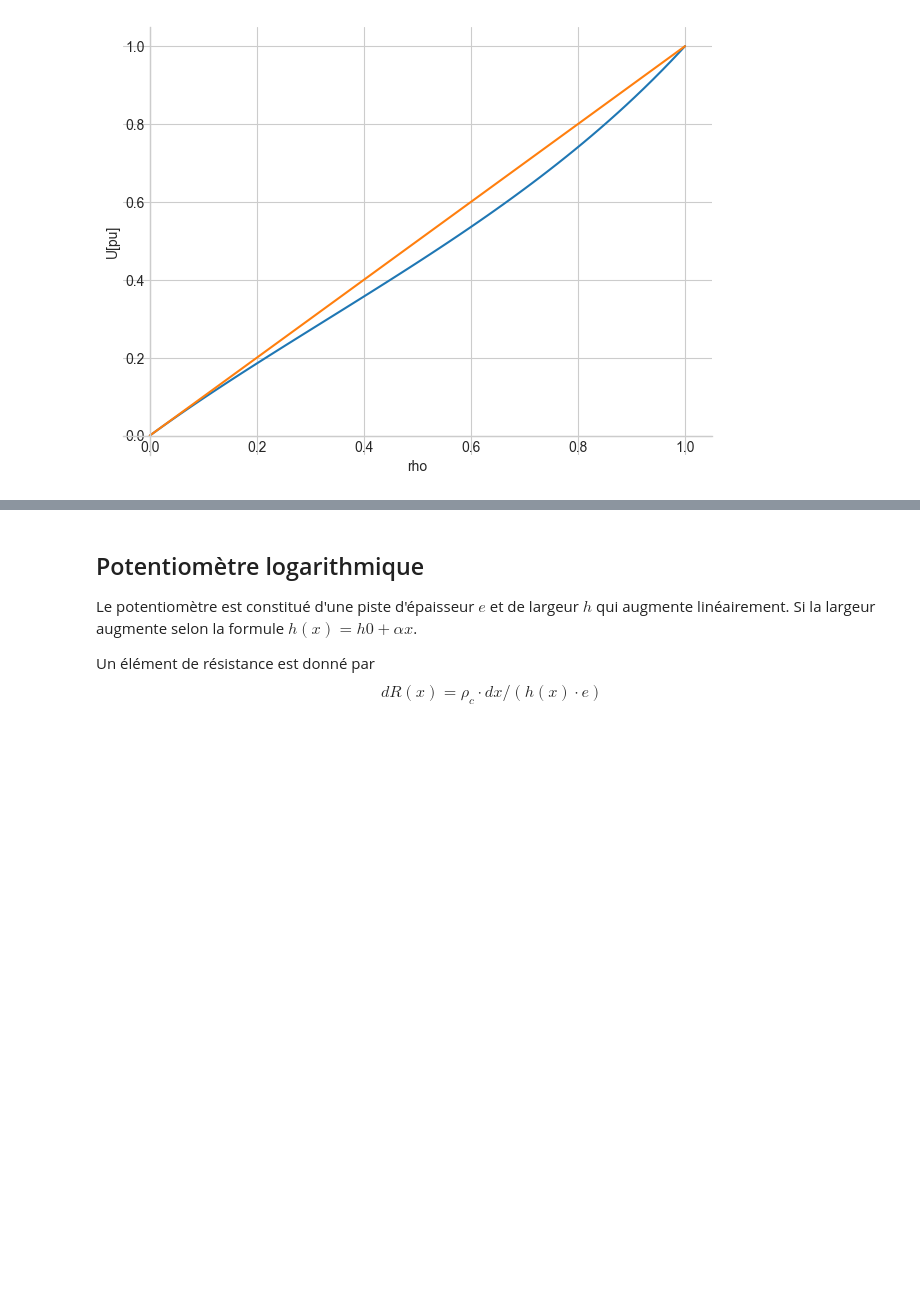
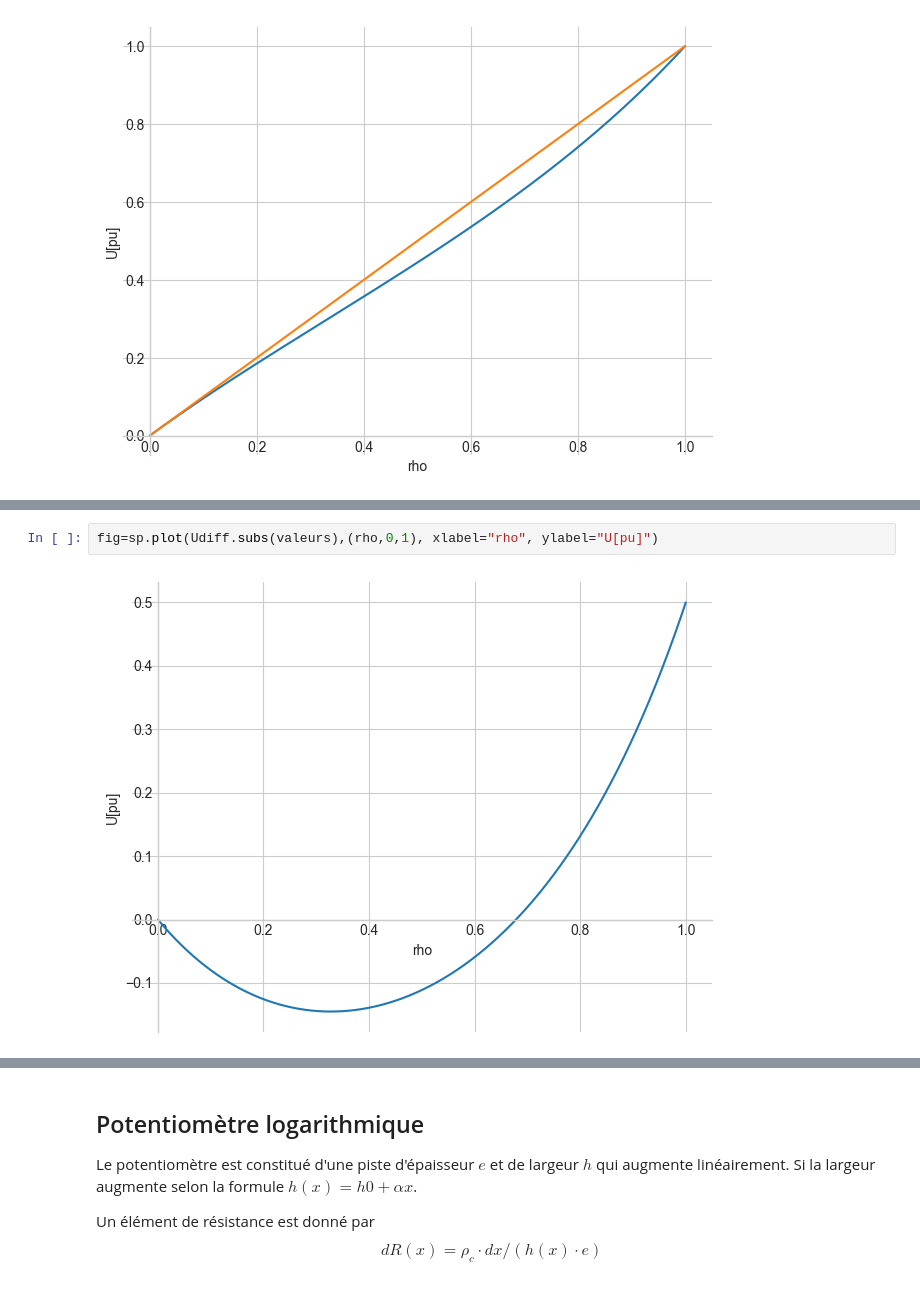
Before and after one commit to nicollerat/hevs-doc-instrumentation, a Jupyter notebook: python/ex_5.1_potentiometre.ipynb, the cells around one changed output, grey strips where cells are left out. Cells and saved outputs as stored; diff of their text form; blank space fills up the shorter version.

```diff
--- a/python/ex_5.1_potentiometre.ipynb
+++ b/python/ex_5.1_potentiometre.ipynb
@@ -40,0 +46,4 @@ fig=sp.plot(Uout.subs(valeurs), (U*rho).subs(valeurs),(rho,0,1), xlabel="rho", y
+# %%
+fig=sp.plot(Udiff.subs(valeurs),(rho,0,1), xlabel="rho", ylabel="U[pu]")
+# %% [output]
+[figure, added]
```
Also changed, not shown: parts of 15 cells of this notebook, 3 other files.
